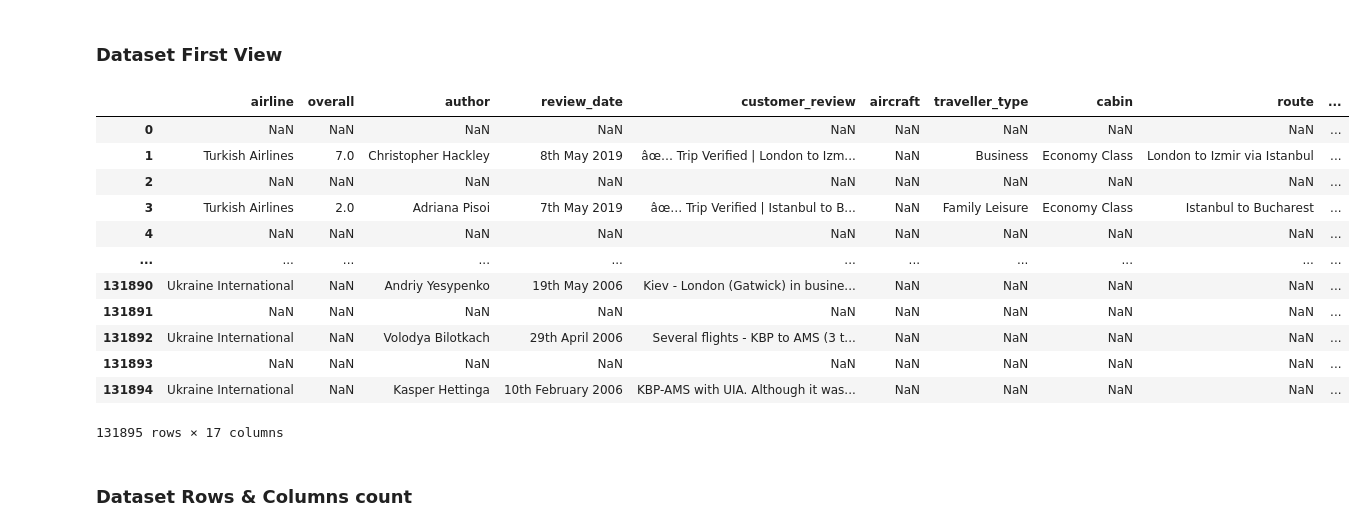
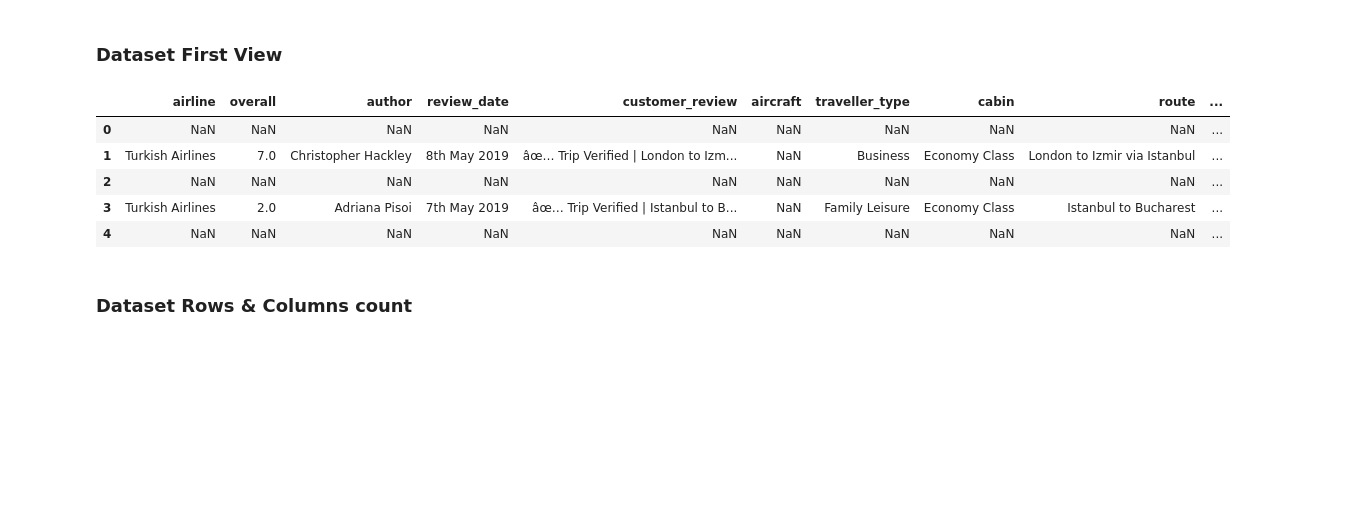
Before and after one commit to vedanttule134/Airline-Passenger-Referral-Prediction, a Jupyter notebook: Airline_Passenger_Referral_Prediction.ipynb, the cells around one changed output. Cells and saved outputs as stored; diff of their text form; code cells hidden in the pictures; blank space fills up the shorter version.

```diff
--- a/Airline_Passenger_Referral_Prediction.ipynb
+++ b/Airline_Passenger_Referral_Prediction.ipynb
@@ -96,21 +96,14 @@ airline_df = pd.read_excel(data_airline_reviews)
 ### Dataset First View
 # %%
 # Dataset First Look
-airline_df
+airline_df.head()
 # %% [output]
 |  | airline | overall | author | review_date | customer_review | aircraft | traveller_type | cabin | route | ... |
 | 0 | NaN | NaN | NaN | NaN | NaN | NaN | NaN | NaN | NaN | ... |
 | 1 | Turkish Airlines | 7.0 | Christopher Hackley | 8th May 2019 | âœ… Trip Verified | London to Izm... | NaN | Business | Economy Class | London to Izmir via Istanbul | ... |
 | 2 | NaN | NaN | NaN | NaN | NaN | NaN | NaN | NaN | NaN | ... |
 | 3 | Turkish Airlines | 2.0 | Adriana Pisoi | 7th May 2019 | âœ… Trip Verified | Istanbul to B... | NaN | Family Leisure | Economy Class | Istanbul to Bucharest | ... |
 | 4 | NaN | NaN | NaN | NaN | NaN | NaN | NaN | NaN | NaN | ... |
-| ... | ... | ... | ... | ... | ... | ... | ... | ... | ... | ... |
-| 131890 | Ukraine International | NaN | Andriy Yesypenko | 19th May 2006 | Kiev - London (Gatwick) in busine... | NaN | NaN | NaN | NaN | ... |
-| 131891 | NaN | NaN | NaN | NaN | NaN | NaN | NaN | NaN | NaN | ... |
-| 131892 | Ukraine International | NaN | Volodya Bilotkach | 29th April 2006 | Several flights - KBP to AMS (3 t... | NaN | NaN | NaN | NaN | ... |
-| 131893 | NaN | NaN | NaN | NaN | NaN | NaN | NaN | NaN | NaN | ... |
-| 131894 | Ukraine International | NaN | Kasper Hettinga | 10th February 2006 | KBP-AMS with UIA. Although it was... | NaN | NaN | NaN | NaN | ... |
-131895 rows × 17 columns
 # %% [markdown]
 ### Dataset Rows & Columns count
 # %%
```
Also changed, not shown: parts of 181 cells of this notebook.
